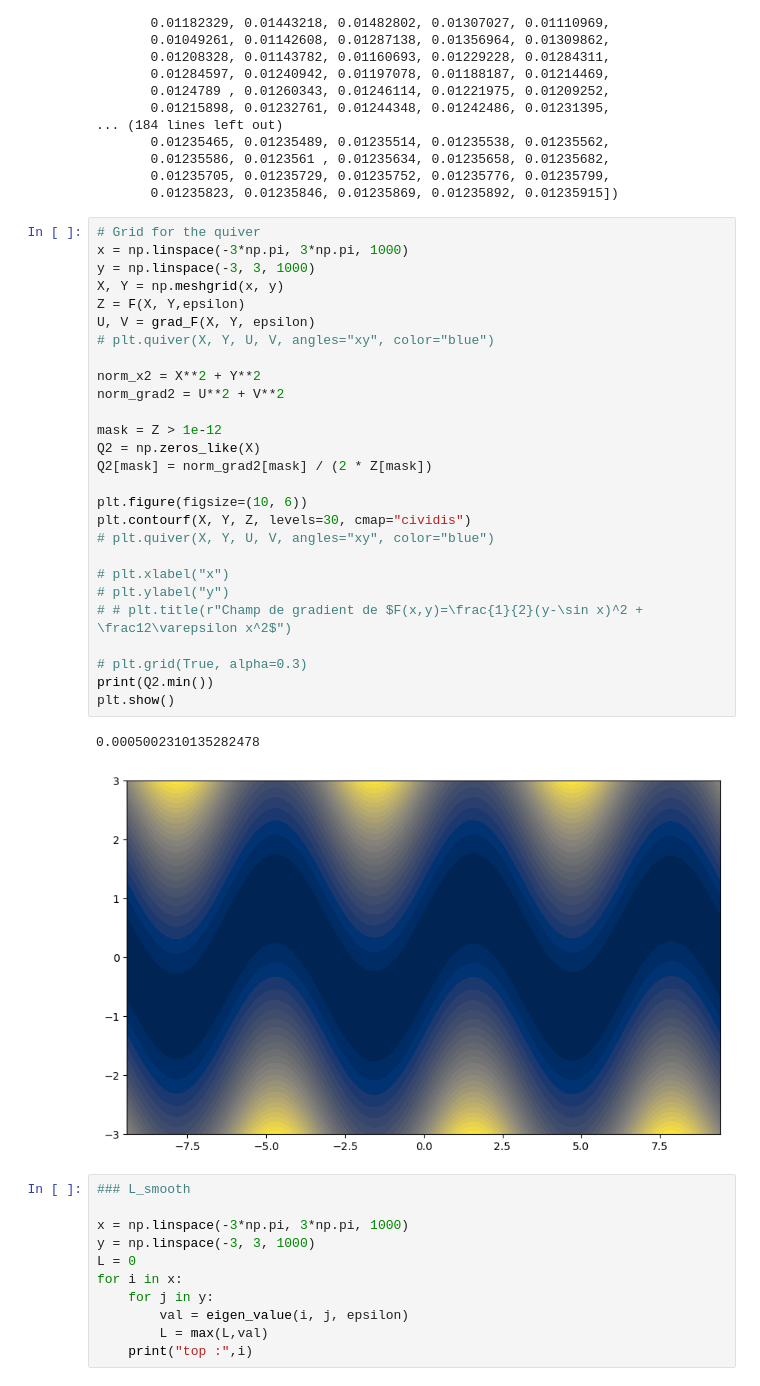
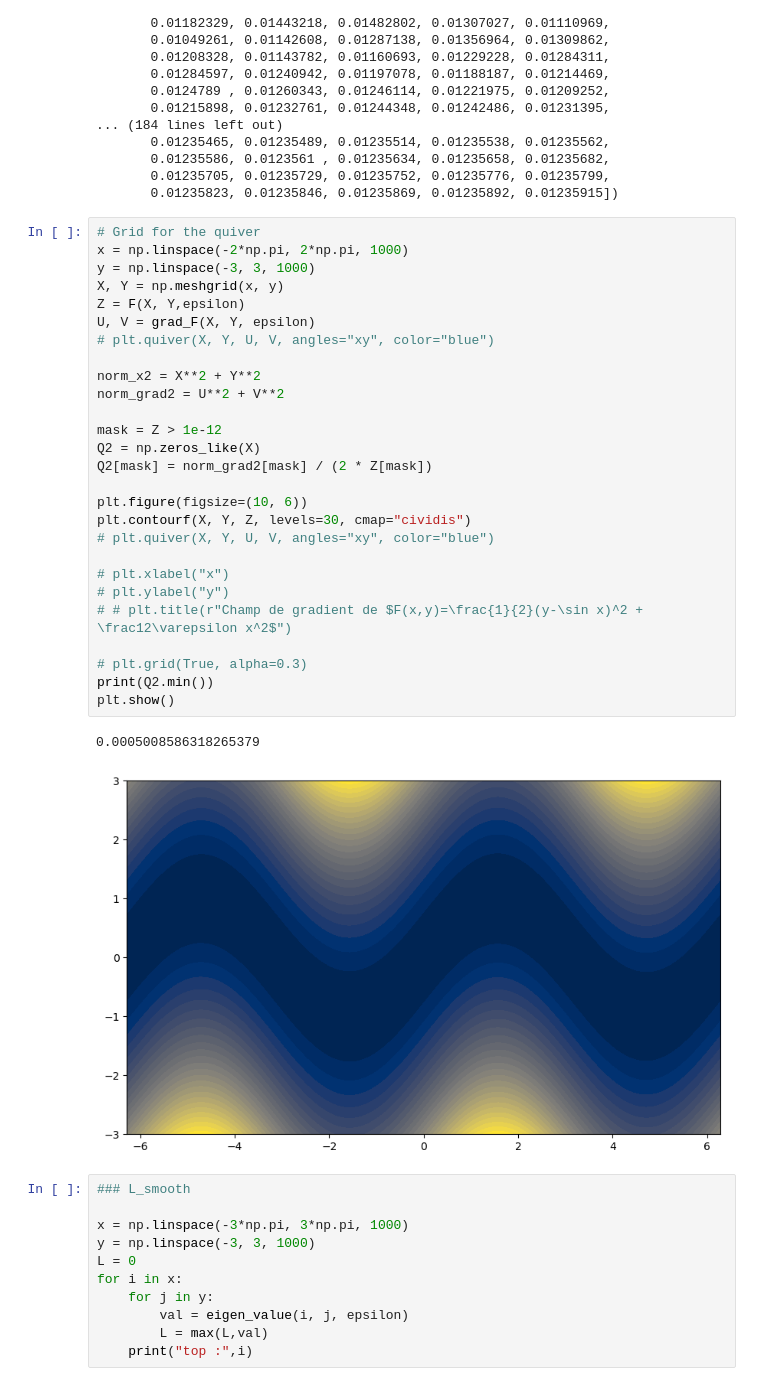
Before and after one commit to J-Hermant/Nesterov_Acceleration_Aiming_Condition, a Jupyter notebook: bad_corr_gd_better.ipynb, the cells around one changed output. Cells and saved outputs as stored; diff of their text form.

```diff
--- a/bad_corr_gd_better.ipynb
+++ b/bad_corr_gd_better.ipynb
@@ -289,34 +518,34 @@ array([0.3038291 , 0.15856802, 1.73841666, 1.13110876, 0.43439562,
        0.01235823, 0.01235846, 0.01235869, 0.01235892, 0.01235915])
 # %%
 # Grid for the quiver
-x = np.linspace(-3*np.pi, 3*np.pi, 1000)
+x = np.linspace(-2*np.pi, 2*np.pi, 1000)
 y = np.linspace(-3, 3, 1000)
 X, Y = np.meshgrid(x, y)
 Z = F(X, Y,epsilon)
 U, V = grad_F(X, Y, epsilon)
 # plt.quiver(X, Y, U, V, angles="xy", color="blue")
 
 norm_x2 = X**2 + Y**2
 norm_grad2 = U**2 + V**2
 
 mask = Z > 1e-12
 Q2 = np.zeros_like(X)
 Q2[mask] = norm_grad2[mask] / (2 * Z[mask])
 
 plt.figure(figsize=(10, 6))
 plt.contourf(X, Y, Z, levels=30, cmap="cividis")
 # plt.quiver(X, Y, U, V, angles="xy", color="blue")
 
 # plt.xlabel("x")
 # plt.ylabel("y")
 # # plt.title(r"Champ de gradient de $F(x,y)=\frac{1}{2}(y-\sin x)^2 + \frac12\varepsilon x^2$")
 
 # plt.grid(True, alpha=0.3)
 print(Q2.min())
 plt.show()
 # %% [output]
-0.0005002310135282478
+0.0005008586318265379
-[figure, old version]
+[figure, new version]
 # %%
 ### L_smooth
 
```
Also changed, not shown: parts of 11 cells of this notebook.
